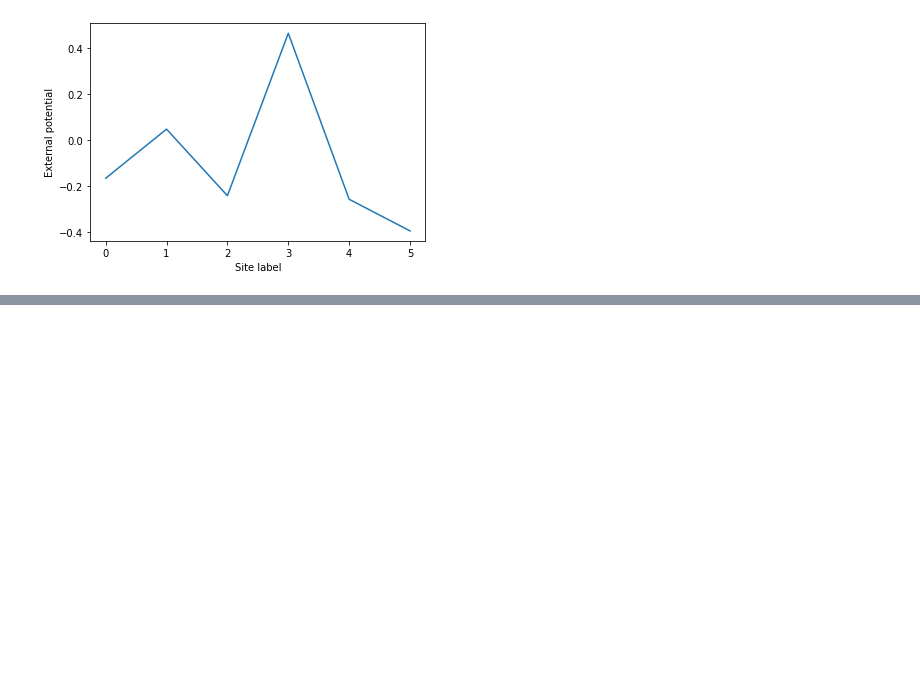
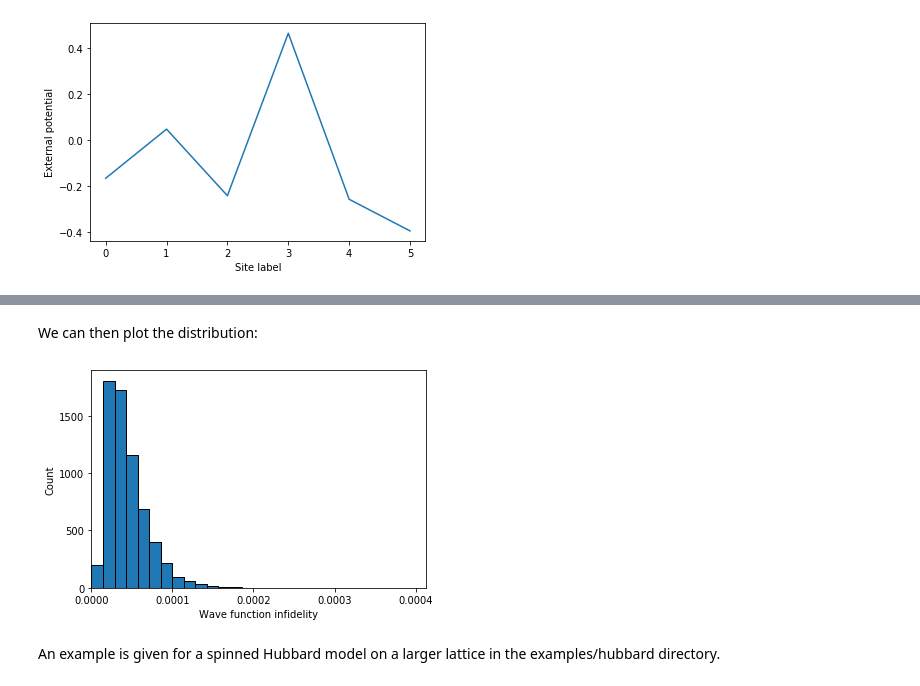
Before and after one commit to nsblunt/deep-hk-map, a Jupyter notebook: examples/jupyter_notebook/spinless.ipynb, the cells around one changed output, grey strips where cells are left out. Cells and saved outputs as stored; diff of their text form; code cells hidden in the pictures; blank space fills up the shorter version.

Commit message:
Update notebook and include new Hubbard model example

```diff
--- a/examples/jupyter_notebook/spinless.ipynb
+++ b/examples/jupyter_notebook/spinless.ipynb
@@ -166,0 +164,20 @@ plt.show()
+# %%
+losses = []
+for i in range(ndata_test):
+  loss_test = criterion(outputs[i:i+1,:], data_test.labels[i:i+1,:])
+  losses.append(loss_test.detach())
+# %% [markdown]
+We can then plot the distribution:
+# %%
+import numpy as np
+bins = np.linspace(0, max(losses), 30)
+plt.xlim([0, max(losses)])
+plt.hist(losses, bins=bins, edgecolor='black')
+plt.xlabel('Wave function infidelity')
+plt.ylabel('Count')
+plt.locator_params(nbins=5)
+plt.show()
+# %% [output]
+[figure, added]
+# %% [markdown]
+An example is given for a spinned Hubbard model on a larger lattice in the examples/hubbard directory.
```
Also changed, not shown: parts of 13 cells of this notebook, 3 other files.
